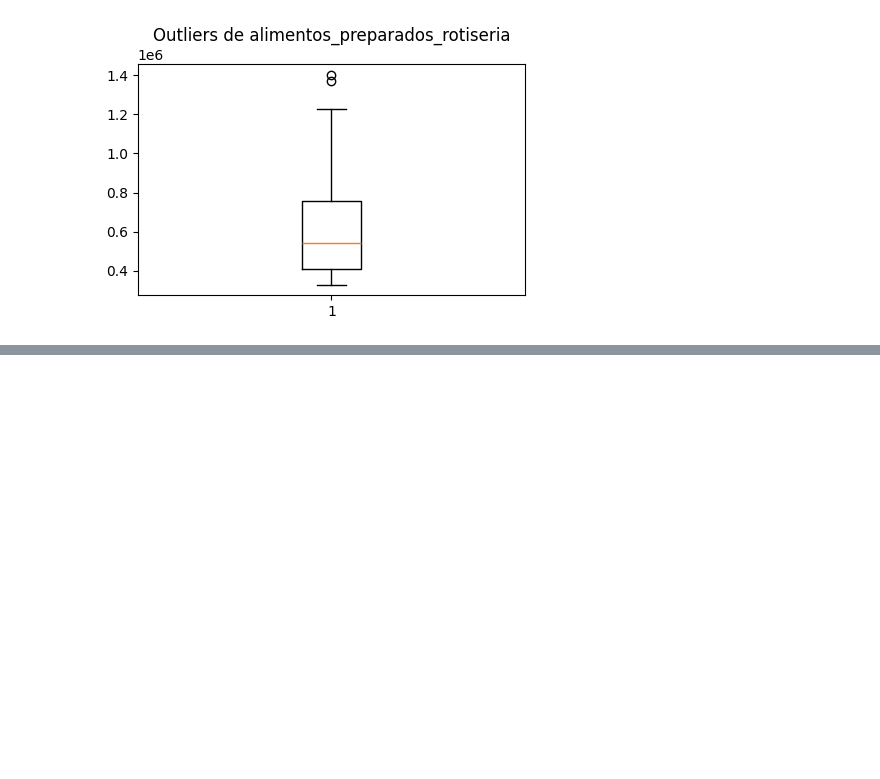
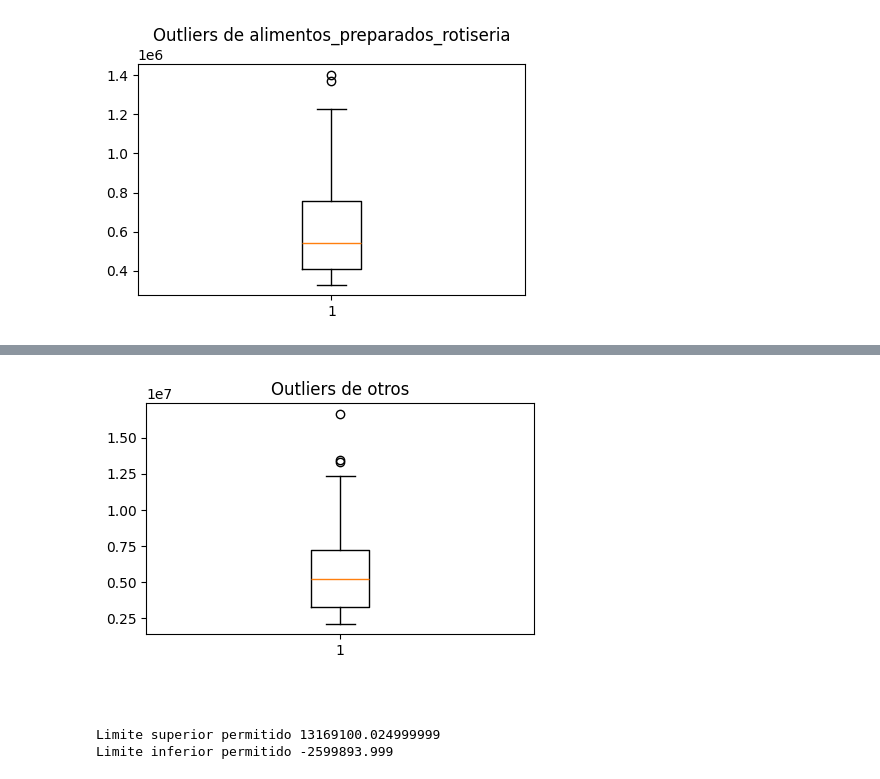
Before and after one commit to Zimbioz1s/valores_atipicos, a Jupyter notebook: Actividad_3.1_ValoresAtipicos.ipynb, the cells around one changed output, grey strips where cells are left out. Saved outputs shown, nothing was run; the diff lists cells and outputs as text; code cells hidden in the pictures; blank space fills up the shorter version.

```diff
--- a/Actividad_3.1_ValoresAtipicos.ipynb
+++ b/Actividad_3.1_ValoresAtipicos.ipynb
@@ -112,0 +124,24 @@ plt.show() #dibujamos el diagrama
+# %%
+fig = plt.figure(figsize =(5, 3))
+plt.boxplot(df["otros"])
+plt.title("Outliers de otros")
+plt.show()
+# %% [output]
+[figure, added]
+# %% [markdown]
+##
+# %%
+#Método aplicando Cuartiles. Encuentro cuartiles 0.25 y 0.75
+y=df["otros"]
+
+percentile25=y.quantile(0.25) #Q1
+percentile75=y.quantile(0.75) #Q3
+iqr= percentile75 - percentile25
+
+Limite_Superior_iqr= percentile75 + 1.5*iqr
+Limite_Inferior_iqr= percentile25 - 1.5*iqr
+print("Limite superior permitido", Limite_Superior_iqr)
+print("Limite inferior permitido", Limite_Inferior_iqr)
+# %% [output]
+Limite superior permitido 13169100.024999999
+Limite inferior permitido -2599893.999
```
Also changed, not shown: parts of 16 cells of this notebook, 9 other files.
